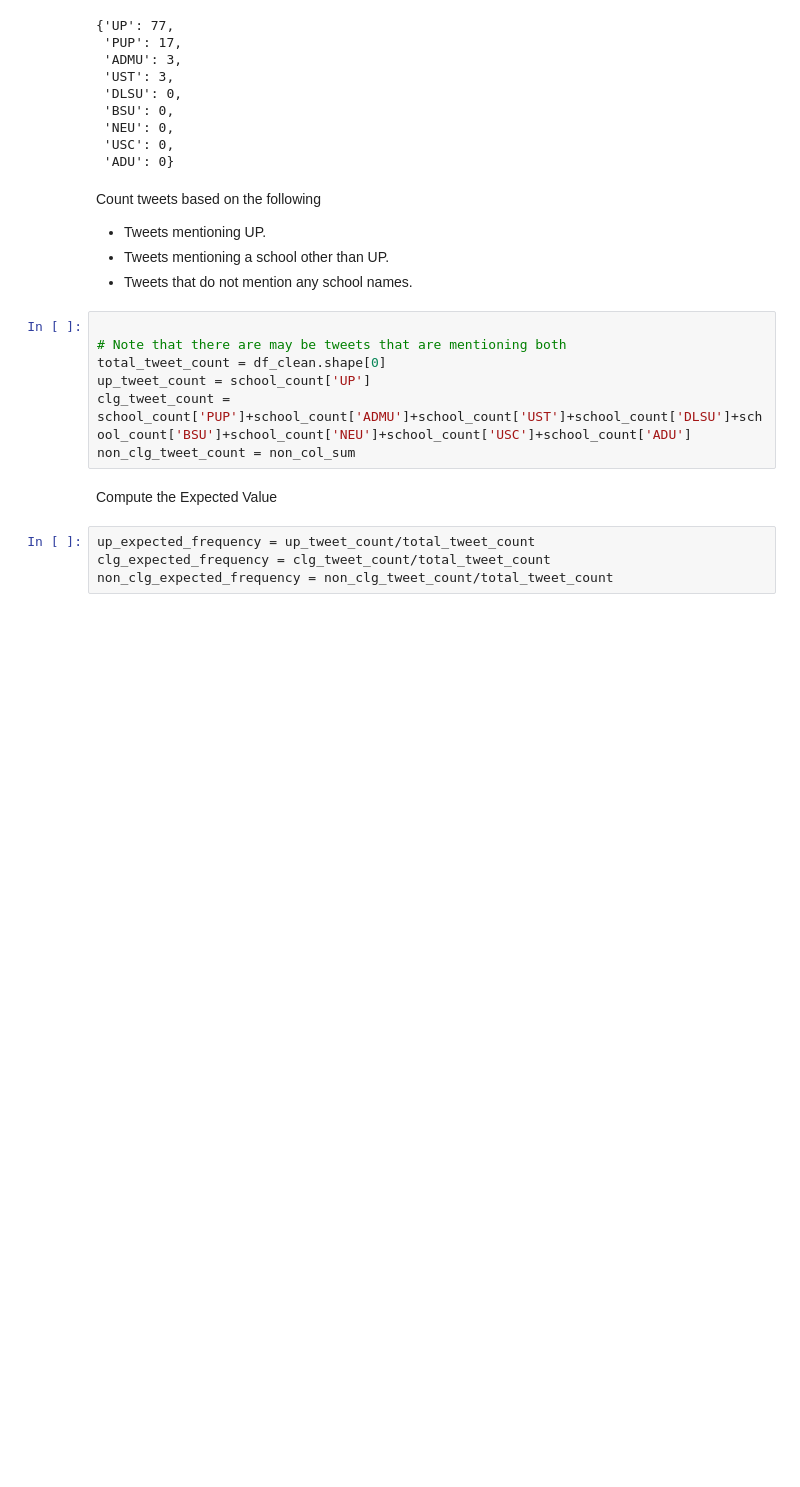
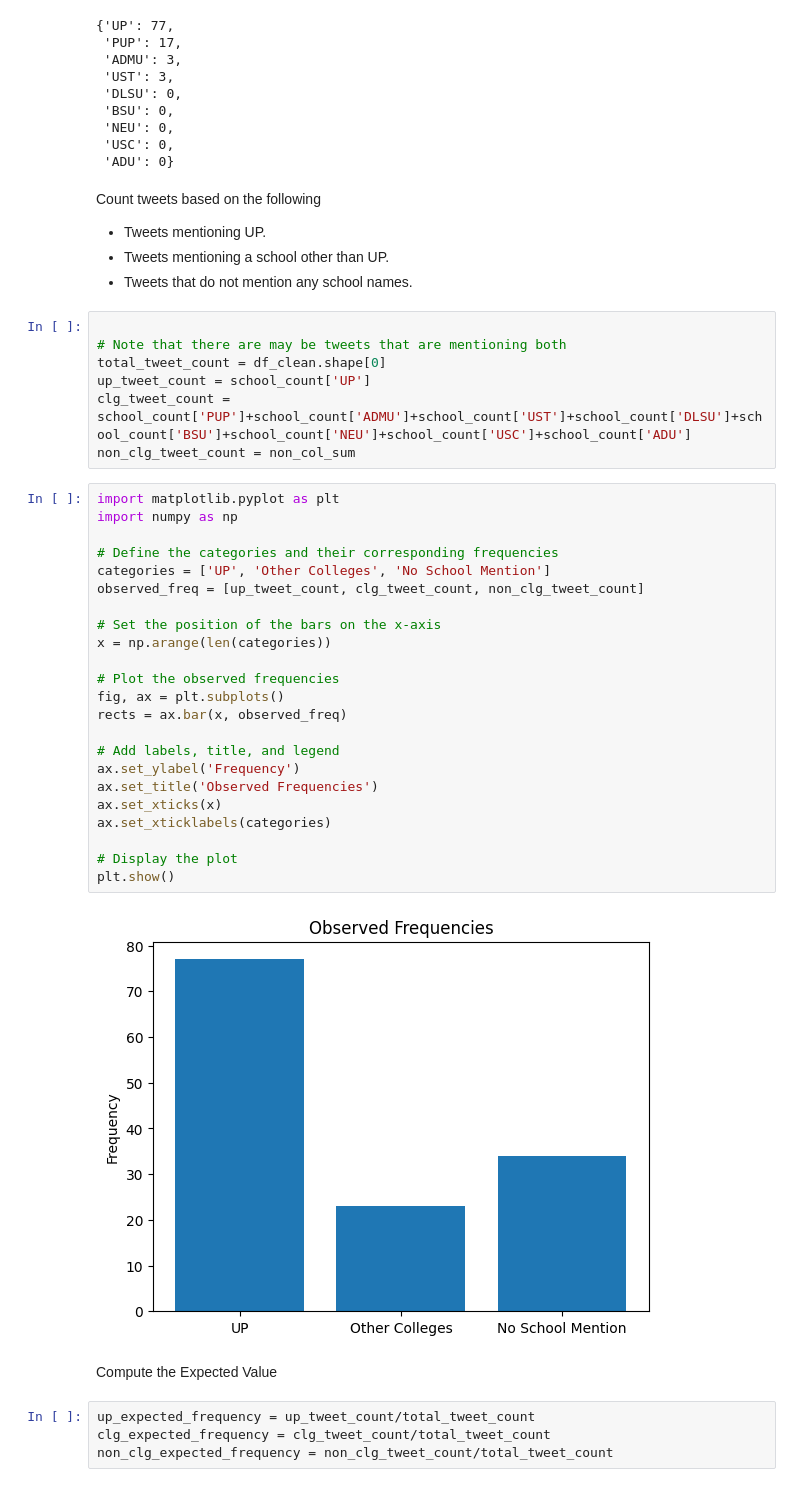
Before and after one commit to ShiroeLH/CS-132-PH-Twitter-Mis-Disinformation-Analysis, a Jupyter notebook: analysis/analysis.ipynb, the cells around one changed output. Cells and saved outputs as stored; diff of their text form; blank space fills up the shorter version.

Commit message:
Add Observed and Expected Visualization

```diff
--- a/analysis/analysis.ipynb
+++ b/analysis/analysis.ipynb
@@ -1157,6 +1157,31 @@ total_tweet_count = df_clean.shape[0]
 up_tweet_count = school_count['UP']
 clg_tweet_count = school_count['PUP']+school_count['ADMU']+school_count['UST']+school_count['DLSU']+school_count['BSU']+school_count['NEU']+school_count['USC']+school_count['ADU']
 non_clg_tweet_count = non_col_sum
+# %%
+import matplotlib.pyplot as plt
+import numpy as np
+
+# Define the categories and their corresponding frequencies
+categories = ['UP', 'Other Colleges', 'No School Mention']
+observed_freq = [up_tweet_count, clg_tweet_count, non_clg_tweet_count]
+
+# Set the position of the bars on the x-axis
+x = np.arange(len(categories))
+
+# Plot the observed frequencies
+fig, ax = plt.subplots()
+rects = ax.bar(x, observed_freq)
+
+# Add labels, title, and legend
+ax.set_ylabel('Frequency')
+ax.set_title('Observed Frequencies')
+ax.set_xticks(x)
+ax.set_xticklabels(categories)
+
+# Display the plot
+plt.show()
+# %% [output]
+[figure, added]
 # %% [markdown]
 Compute the Expected Value
 # %%
```
Also changed, not shown: parts of 1 cell of this notebook.
